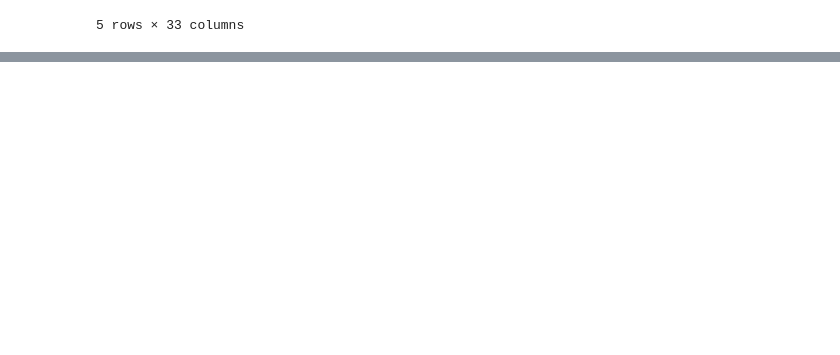
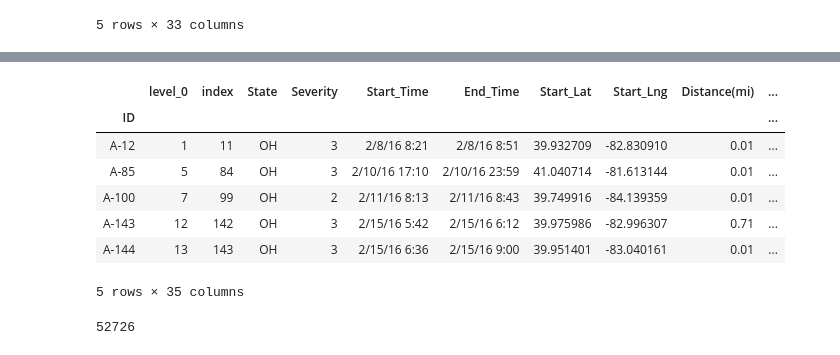
Before and after one commit to arundhatic/Project_1_sunsets, a Jupyter notebook: Arun/Project_1_part1.ipynb, the cells around one changed output, grey strips where cells are left out. Drawn from its saved outputs; the diff is of its cells as text; code cells hidden in the pictures; blank space fills up the shorter version.

```diff
--- a/Arun/Project_1_part1.ipynb
+++ b/Arun/Project_1_part1.ipynb
@@ -72,0 +122,16 @@ accidents_data_hwy_df.head()
+# %%
+accidents_data_hwy_westbound_df = accidents_hwy_west_df.loc[accidents_hwy_west_df['Direction_West'] == True]
+accidents_data_hwy_westbound_df.head()
+# %% [output]
+|  | level_0 | index | State | Severity | Start_Time | End_Time | Start_Lat | Start_Lng | Distance(mi) | ... |
+| ID |  |  |  |  |  |  |  |  |  | ... |
+| A-12 | 1 | 11 | OH | 3 | 2/8/16 8:21 | 2/8/16 8:51 | 39.932709 | -82.830910 | 0.01 | ... |
+| A-85 | 5 | 84 | OH | 3 | 2/10/16 17:10 | 2/10/16 23:59 | 41.040714 | -81.613144 | 0.01 | ... |
+| A-100 | 7 | 99 | OH | 2 | 2/11/16 8:13 | 2/11/16 8:43 | 39.749916 | -84.139359 | 0.01 | ... |
+| A-143 | 12 | 142 | OH | 3 | 2/15/16 5:42 | 2/15/16 6:12 | 39.975986 | -82.996307 | 0.71 | ... |
+| A-144 | 13 | 143 | OH | 3 | 2/15/16 6:36 | 2/15/16 9:00 | 39.951401 | -83.040161 | 0.01 | ... |
+5 rows × 35 columns
+# %%
+len(accidents_data_hwy_westbound_df)
+# %% [output]
+52726
```
Also changed, not shown: parts of 6 cells of this notebook, 1 other file.
